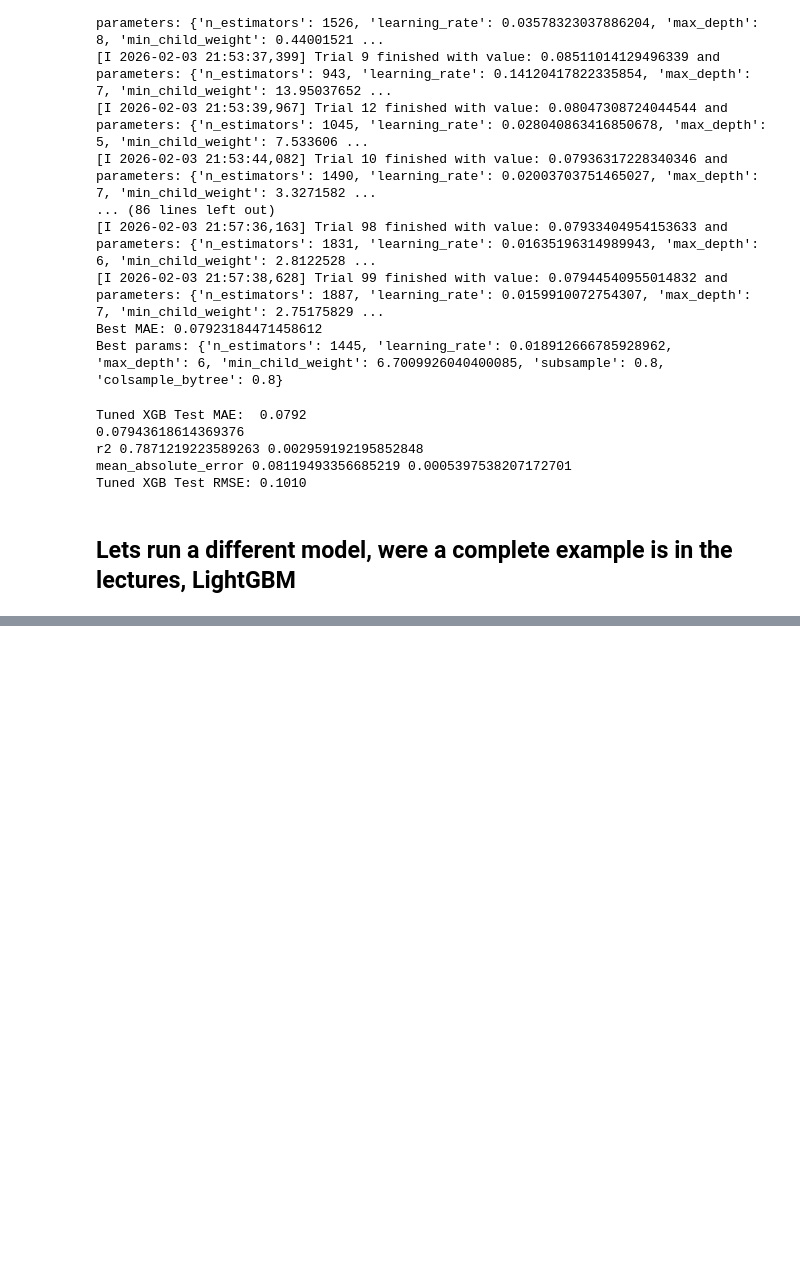
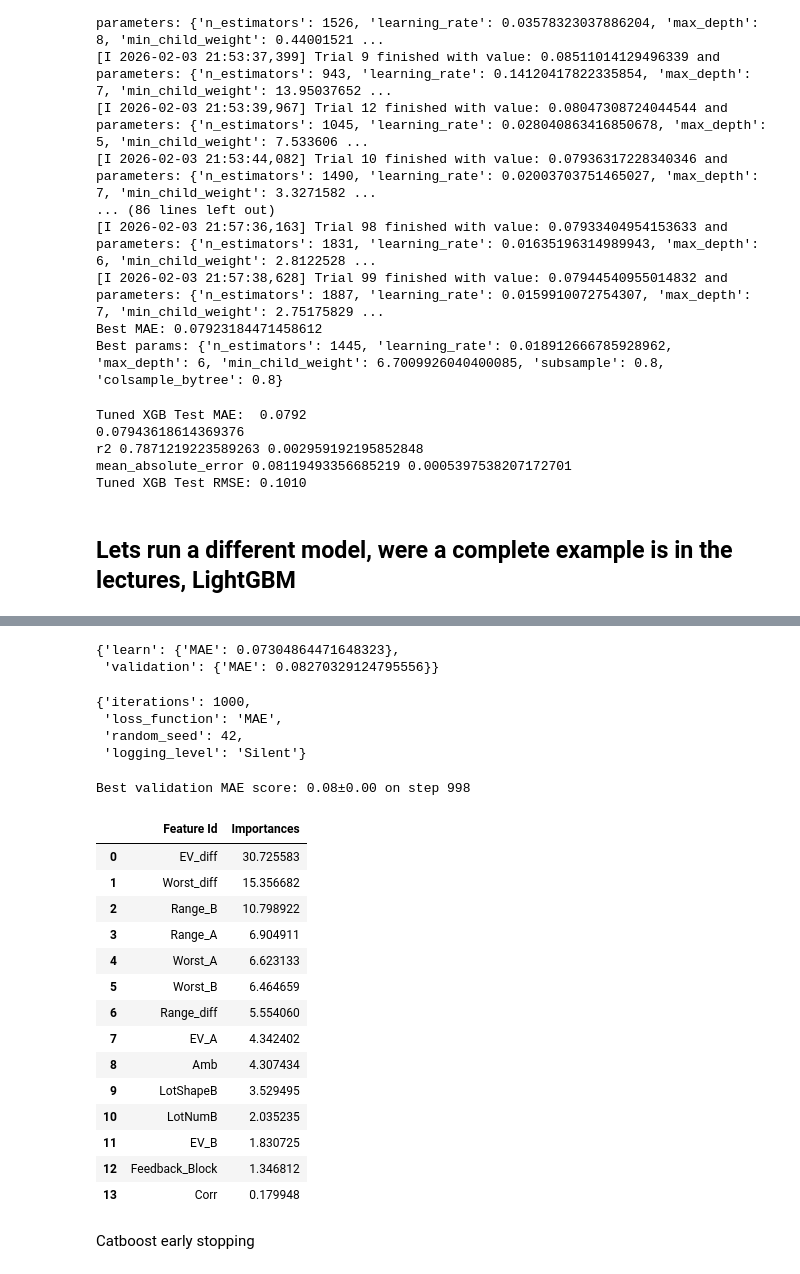
Before and after one commit to vassilismylo/Applied_ML, a Jupyter notebook: choices13k_ex3/choices13_ex3.ipynb, the cells around one changed output, grey strips where cells are left out. Cells and saved outputs as stored; diff of their text form; code cells hidden in the pictures; blank space fills up the shorter version.

Commit message:
more ensemble models

```diff
--- a/choices13k_ex3/choices13_ex3.ipynb
+++ b/choices13k_ex3/choices13_ex3.ipynb
@@ -1083,0 +1229,24 @@ MAE 0.08134902194872598 0.0004380683534706671
+# %%
+from catboost import CatBoostRegressor, Pool, metrics, cv, utils
+from sklearn.model_selection import train_test_split
+
+X_train, X_test, y_train, y_test = train_test_split(
+    X_changed,
+    y,
+    test_size=0.2,
+    random_state=42
+)
+
+cb_reg =  CatBoostRegressor(
+    iterations=1000,
+    loss_function=metrics.MAE(),
+    random_seed=42,
+    logging_level='Silent'
+)
+# %%
+_ = cb_reg.fit(
+    X_train, y_train,
+    eval_set=(X_test, y_test),
+    logging_level='Verbose',  # you can uncomment this for text output
+    plot=False
+)
@@ -1083,0 +1271,13 @@ MAE 0.08134902194872598 0.0004380683534706671
+# %%
+cb_reg.best_score_
+# %% [output]
+{'learn': {'MAE': 0.07304864471648323},
+ 'validation': {'MAE': 0.08270329124795556}}
+# %%
+cv_params = cb_reg.get_params()
+cv_params
+# %% [output]
+{'iterations': 1000,
+ 'loss_function': 'MAE',
+ 'random_seed': 42,
+ 'logging_level': 'Silent'}
@@ -1083,0 +1290,29 @@ MAE 0.08134902194872598 0.0004380683534706671
+# %%
+print('Best validation MAE score: {:.2f}±{:.2f} on step {}'.format(
+    np.min(cv_data['test-MAE-mean']),
+    cv_data['test-MAE-std'][np.argmin(cv_data['test-MAE-mean'])],
+    np.argmin(cv_data['test-MAE-mean'])
+))
+# %% [output]
+Best validation MAE score: 0.08±0.00 on step 998
+# %%
+feature_importances = cb_reg.get_feature_importance(prettified=True)
+feature_importances
+# %% [output]
+|  | Feature Id | Importances |
+| 0 | EV_diff | 30.725583 |
+| 1 | Worst_diff | 15.356682 |
+| 2 | Range_B | 10.798922 |
+| 3 | Range_A | 6.904911 |
+| 4 | Worst_A | 6.623133 |
+| 5 | Worst_B | 6.464659 |
+| 6 | Range_diff | 5.554060 |
+| 7 | EV_A | 4.342402 |
+| 8 | Amb | 4.307434 |
+| 9 | LotShapeB | 3.529495 |
+| 10 | LotNumB | 2.035235 |
+| 11 | EV_B | 1.830725 |
+| 12 | Feedback_Block | 1.346812 |
+| 13 | Corr | 0.179948 |
+# %% [markdown]
+Catboost early stopping
```
Also changed, not shown: parts of 42 cells of this notebook, 24 other files.
